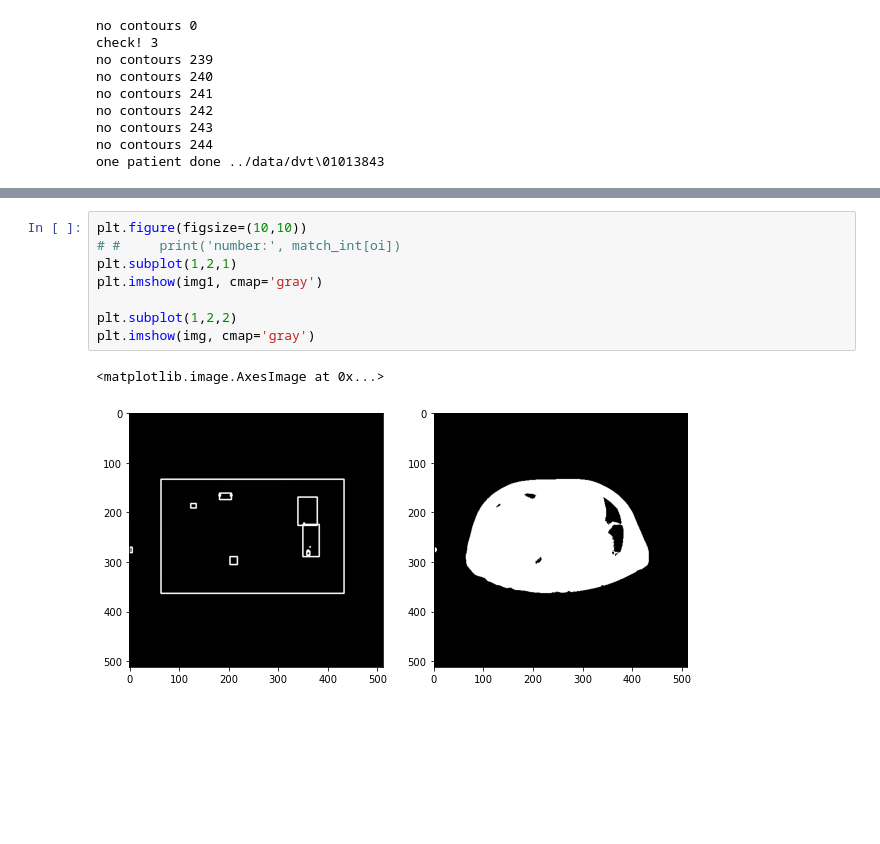
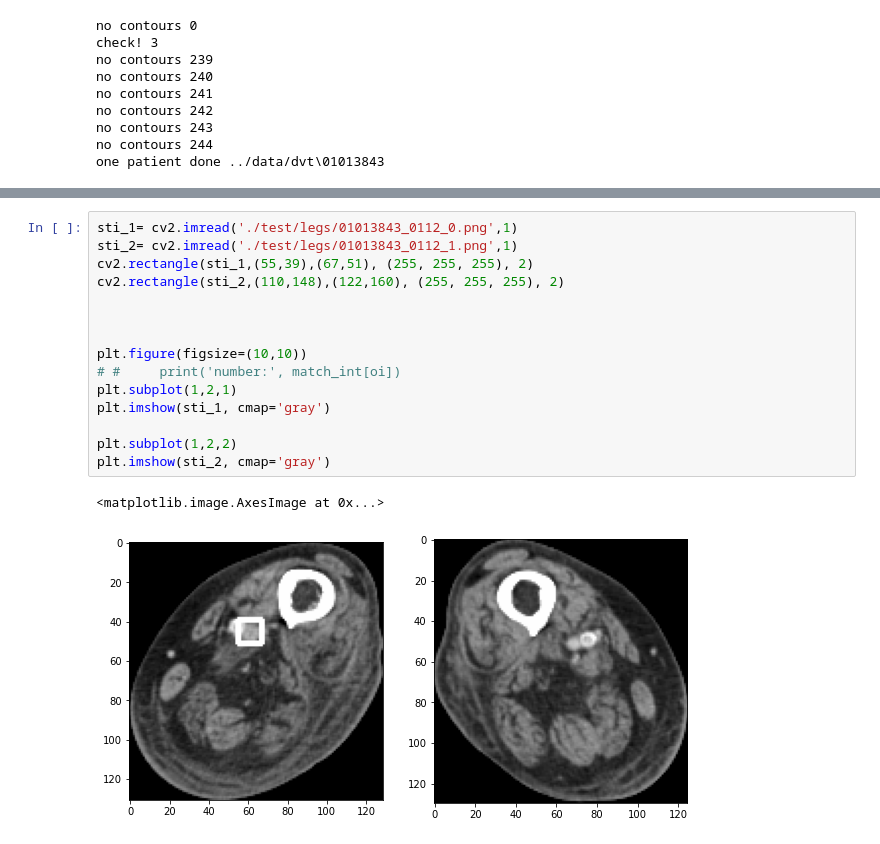
Before and after one commit to Jaewon-Seo97/DVT_detection, a Jupyter notebook: code/cv2_find_legs.ipynb, the cells around one changed output, grey strips where cells are left out. Cells and saved outputs as stored; diff of their text form; blank space fills up the shorter version.

```diff
--- a/code/cv2_find_legs.ipynb
+++ b/code/cv2_find_legs.ipynb
@@ -758,11 +1044,18 @@ for wl in range(1):
 # %%
+sti_1= cv2.imread('./test/legs/01013843_0112_0.png',1)
+sti_2= cv2.imread('./test/legs/01013843_0112_1.png',1)
+cv2.rectangle(sti_1,(55,39),(67,51), (255, 255, 255), 2)
+cv2.rectangle(sti_2,(110,148),(122,160), (255, 255, 255), 2)
+
+
+
 plt.figure(figsize=(10,10))
 # #     print('number:', match_int[oi])
 plt.subplot(1,2,1)
-plt.imshow(img1, cmap='gray')
+plt.imshow(sti_1, cmap='gray')
 
 plt.subplot(1,2,2)
-plt.imshow(img, cmap='gray')
+plt.imshow(sti_2, cmap='gray')
 # %% [output]
 <matplotlib.image.AxesImage at 0x...>
-[figure, old version]
+[figure, new version]
```
Also changed, not shown: parts of 10 cells of this notebook.
